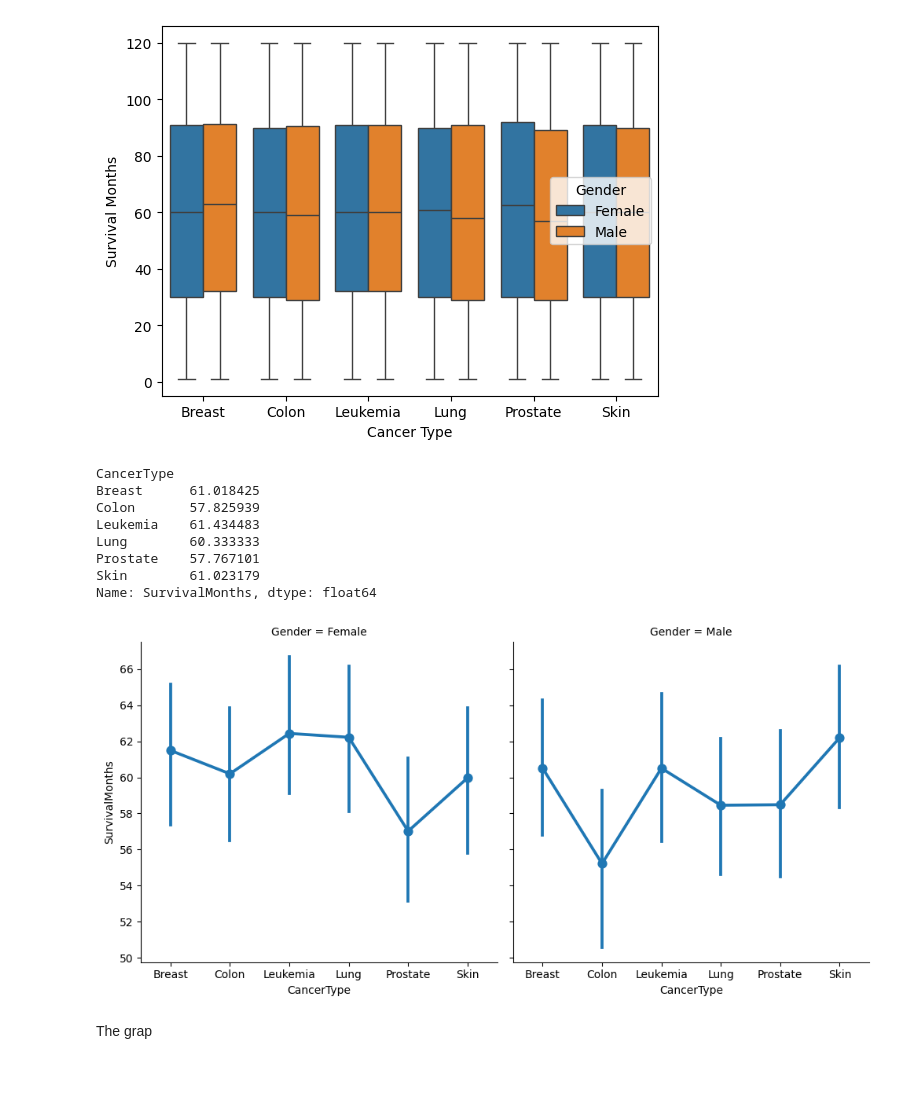
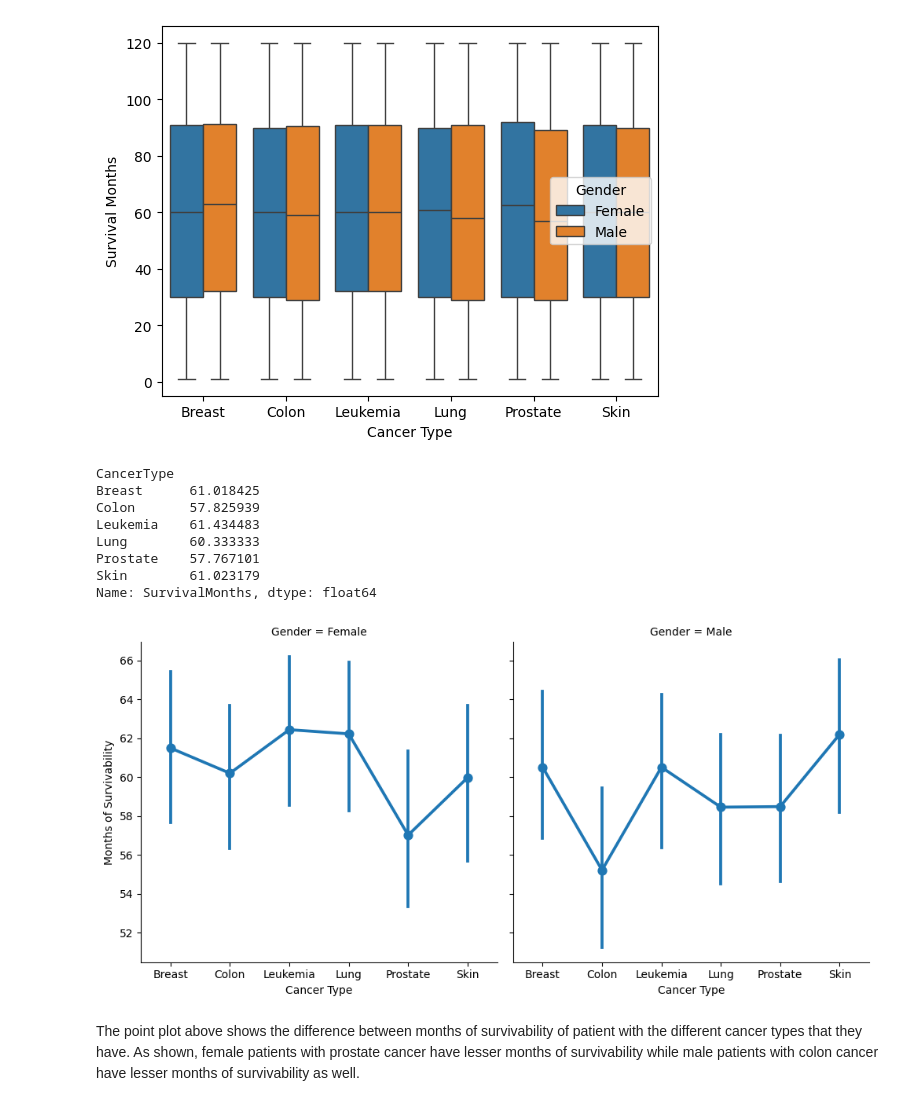
Before and after one commit to ascxiao/Cancer-Dataset-Analysis, a Jupyter notebook: cancer.ipynb, the cells around one changed output. Drawn from its saved outputs; the diff is of its cells as text; code cells hidden in the pictures; blank space fills up the shorter version.

```diff
--- a/cancer.ipynb
+++ b/cancer.ipynb
@@ -102,20 +102,22 @@ plt.show()
 # %%
 cancer_asians = cancer_transform[cancer_transform['Race/Ethnicity'] == 'Asian']
 
 cancer_asians_survmonths = cancer_asians.groupby('CancerType')['SurvivalMonths'].mean()
 print(cancer_asians_survmonths)
 
-sns.catplot(x = 'CancerType', y = 'SurvivalMonths', data = cancer_asians, kind = 'point', col = 'Gender')
+g = sns.catplot(x = 'CancerType', y = 'SurvivalMonths', data = cancer_asians, kind = 'point', col = 'Gender')
+g.set_axis_labels('Cancer Type', 'Months of Survivability')
 plt.show()
+plt.show()
 # %% [output]
 CancerType
 Breast      61.018425
 Colon       57.825939
 Leukemia    61.434483
 Lung        60.333333
 Prostate    57.767101
 Skin        61.023179
 Name: SurvivalMonths, dtype: float64
-[figure, old version]
+[figure, new version]
-# %% [markdown]
-The grap
+# %% [markdown]
+The point plot above shows the difference between months of survivability of patient with the different cancer types that they have. As shown, female patients with prostate cancer have lesser months of survivability while male patients with colon cancer have lesser months of survivability as well.
```
